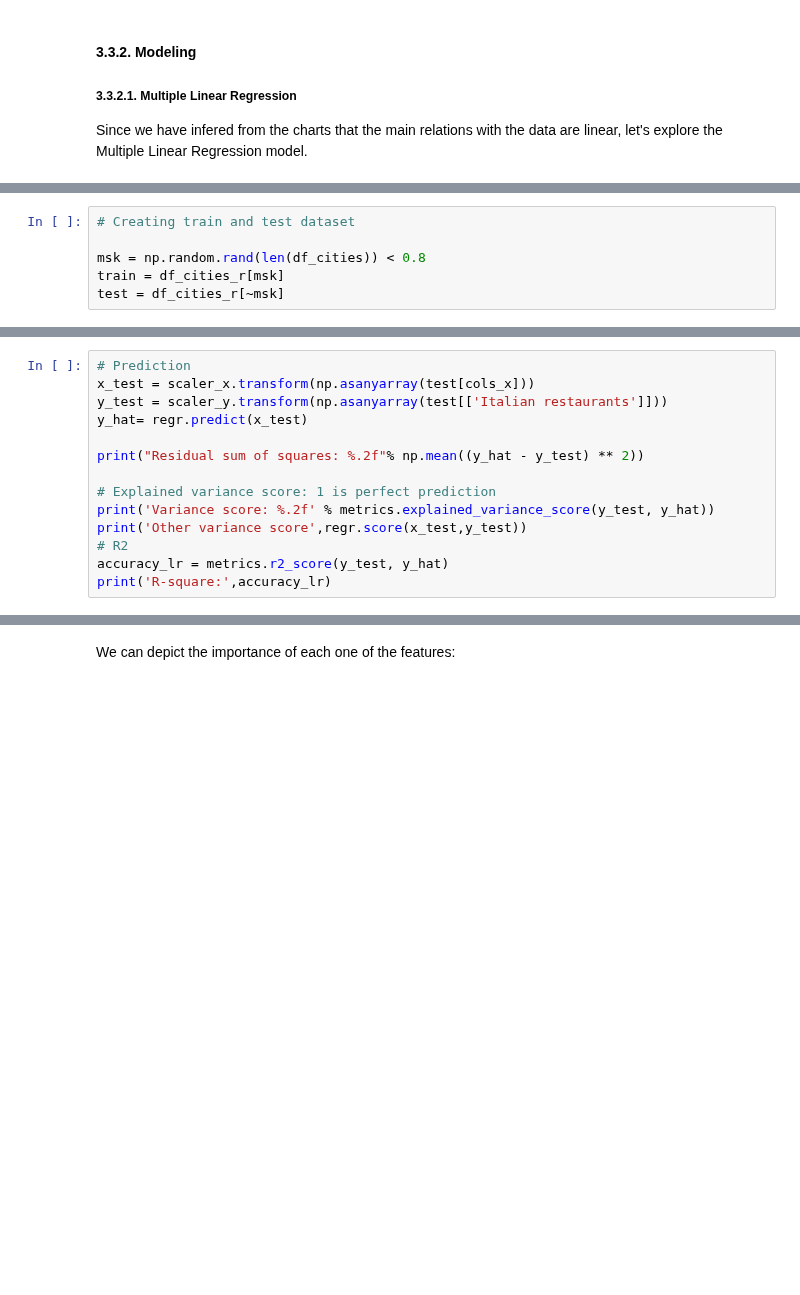
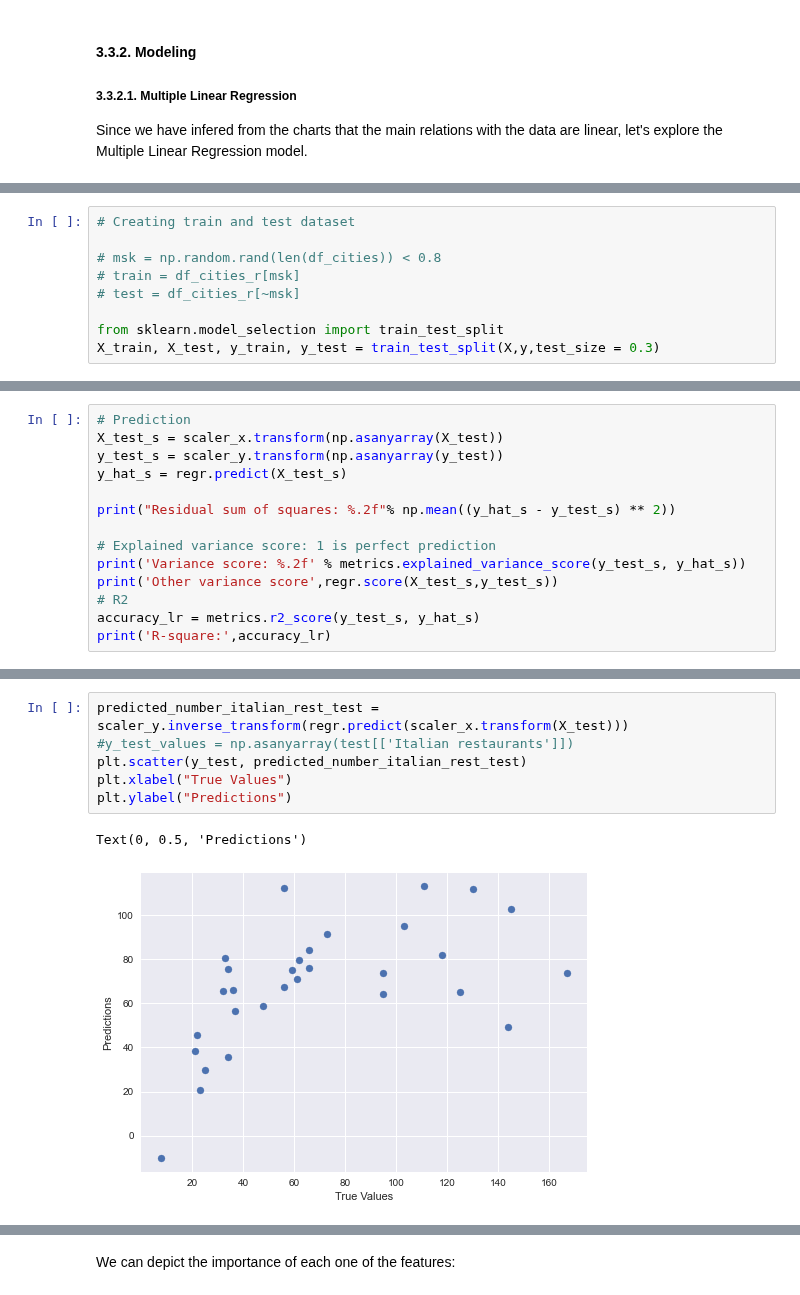
Before and after one commit to idejuan/data_science, a Jupyter notebook: Final_Project_DSPC_w02.ipynb, the cells around one changed output, grey strips where cells are left out. Drawn from its saved outputs; the diff is of its cells as text; blank space fills up the shorter version.

Commit message:
refactored train and test sets, added cross-validation

```diff
--- a/Final_Project_DSPC_w02.ipynb
+++ b/Final_Project_DSPC_w02.ipynb
@@ -993,6 +986,9 @@ print(x[14])
 # %%
 # Creating train and test dataset
 
-msk = np.random.rand(len(df_cities)) < 0.8
-train = df_cities_r[msk]
-test = df_cities_r[~msk]
+# msk = np.random.rand(len(df_cities)) < 0.8
+# train = df_cities_r[msk]
+# test = df_cities_r[~msk]
+
+from sklearn.model_selection import train_test_split
+X_train, X_test, y_train, y_test = train_test_split(X,y,test_size = 0.3)
@@ -1023,16 +1009,16 @@ Coefficients:  [[ 0.44912244  0.27053094  0.57452745 -0.30983035 -0.07793448  0.
 # %%
 # Prediction
-x_test = scaler_x.transform(np.asanyarray(test[cols_x]))
-y_test = scaler_y.transform(np.asanyarray(test[['Italian restaurants']]))
-y_hat= regr.predict(x_test)
+X_test_s = scaler_x.transform(np.asanyarray(X_test))
+y_test_s = scaler_y.transform(np.asanyarray(y_test))
+y_hat_s = regr.predict(X_test_s)
 
-print("Residual sum of squares: %.2f"% np.mean((y_hat - y_test) ** 2))
+print("Residual sum of squares: %.2f"% np.mean((y_hat_s - y_test_s) ** 2))
 
 # Explained variance score: 1 is perfect prediction
-print('Variance score: %.2f' % metrics.explained_variance_score(y_test, y_hat))
-print('Other variance score',regr.score(x_test,y_test))
+print('Variance score: %.2f' % metrics.explained_variance_score(y_test_s, y_hat_s))
+print('Other variance score',regr.score(X_test_s,y_test_s))
 # R2
-accuracy_lr = metrics.r2_score(y_test, y_hat)
+accuracy_lr = metrics.r2_score(y_test_s, y_hat_s)
 print('R-square:',accuracy_lr)
 # %% [output]
 Residual sum of squares: 0.01
@@ -1042,3 +1040,12 @@ R-square: 0.4761185949807567
+# %%
+predicted_number_italian_rest_test = scaler_y.inverse_transform(regr.predict(scaler_x.transform(X_test)))
+#y_test_values = np.asanyarray(test[['Italian restaurants']])
+plt.scatter(y_test, predicted_number_italian_rest_test)
+plt.xlabel("True Values")
+plt.ylabel("Predictions")
+# %% [output]
+Text(0, 0.5, 'Predictions')
+[figure, added]
 # %%
 print ('Coefficients: ', regr.coef_)
 # %% [output]
```
Also changed, not shown: parts of 12 cells of this notebook.
